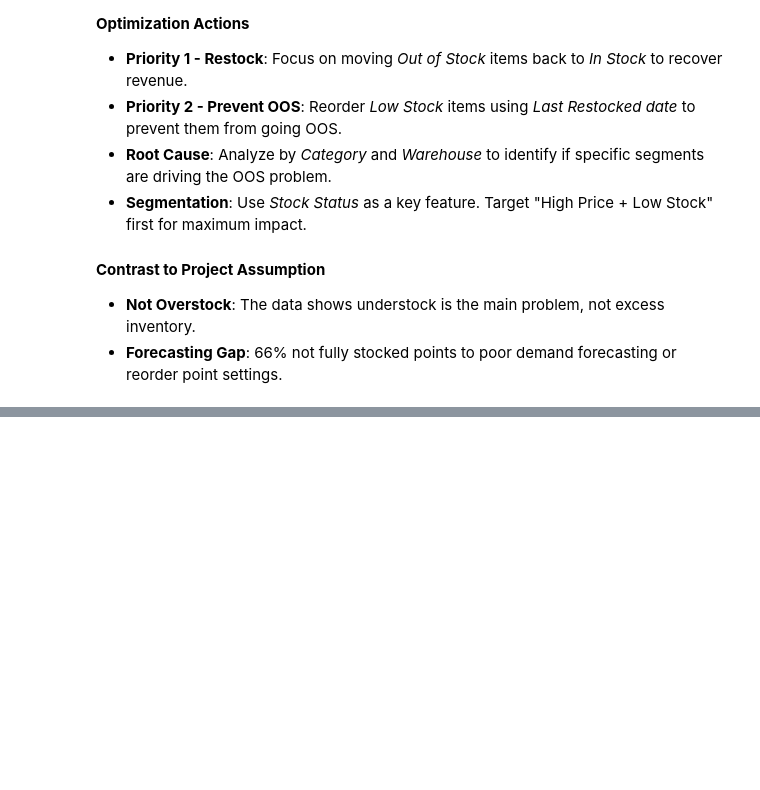
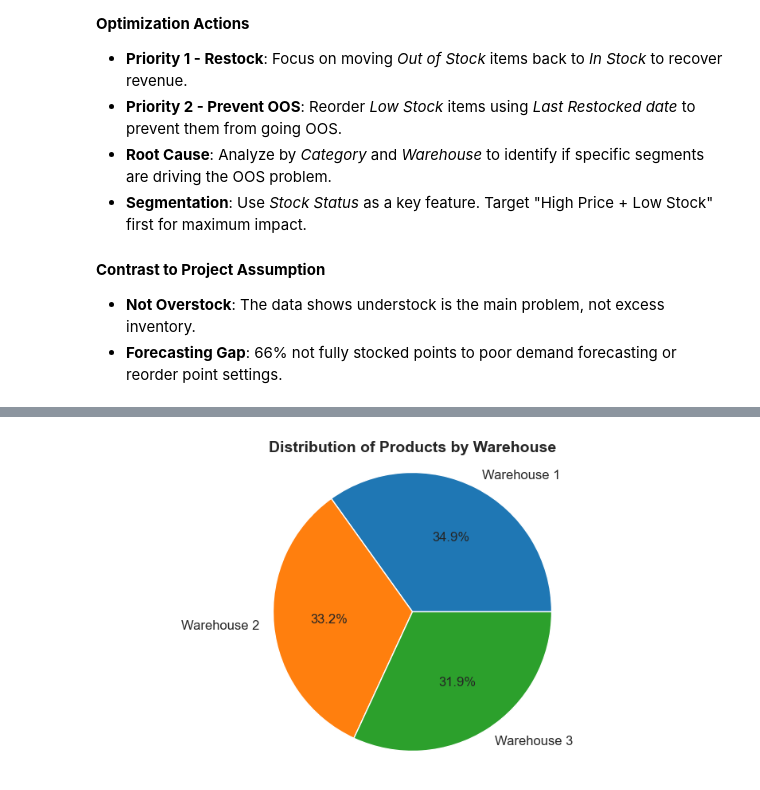
Before and after one commit to elaarhumphrey/Grouping-Products-And-Warehouses-Based-on-Inventory-Patterns, a Jupyter notebook: WAREHOUSE.ipynb, the cells around one changed output, grey strips where cells are left out. Cells and saved outputs as stored; diff of their text form; code cells hidden in the pictures; blank space fills up the shorter version.

```diff
--- a/WAREHOUSE.ipynb
+++ b/WAREHOUSE.ipynb
@@ -314,0 +356,9 @@ Name: count, dtype: float64
+# %%
+#Pie Chart for Warehouse Distribution
+warehouse_counts = df['warehouse'].value_counts()
+plt.pie(warehouse_counts, labels=warehouse_counts.index, autopct='%1.1f%%')
+plt.title('Distribution of Products by Warehouse', fontsize=14, fontweight='bold')
+plt.axis('equal')
+plt.show()
+# %% [output]
+[figure, added]
```
Also changed, not shown: parts of 8 cells of this notebook.
